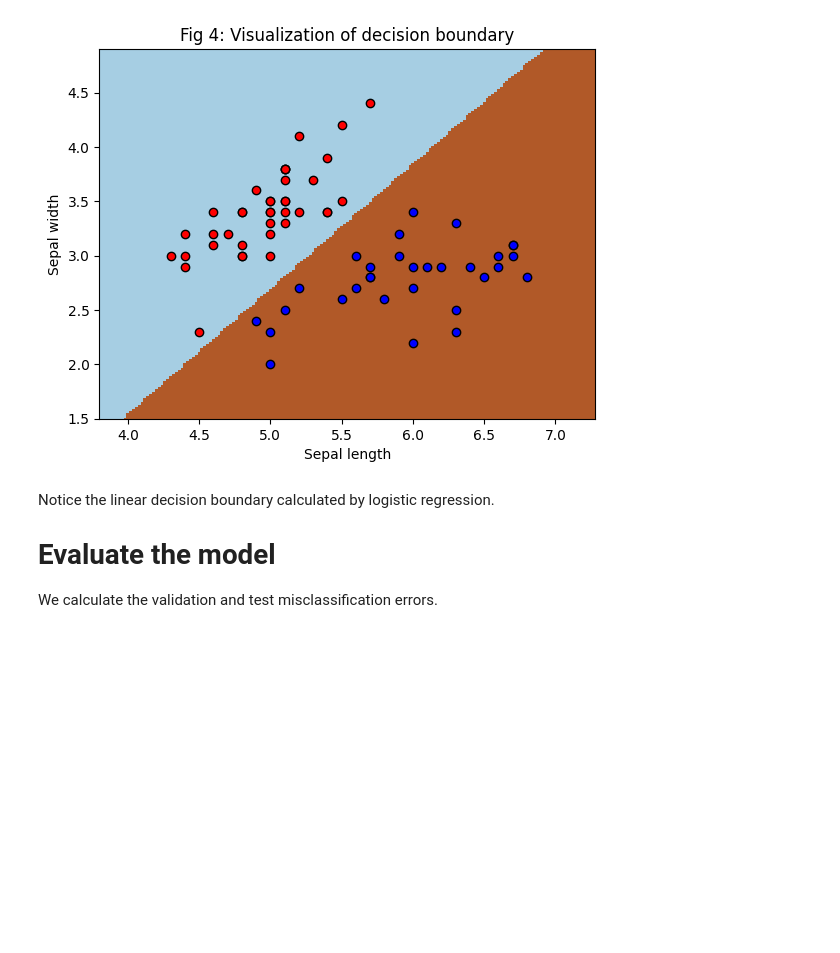
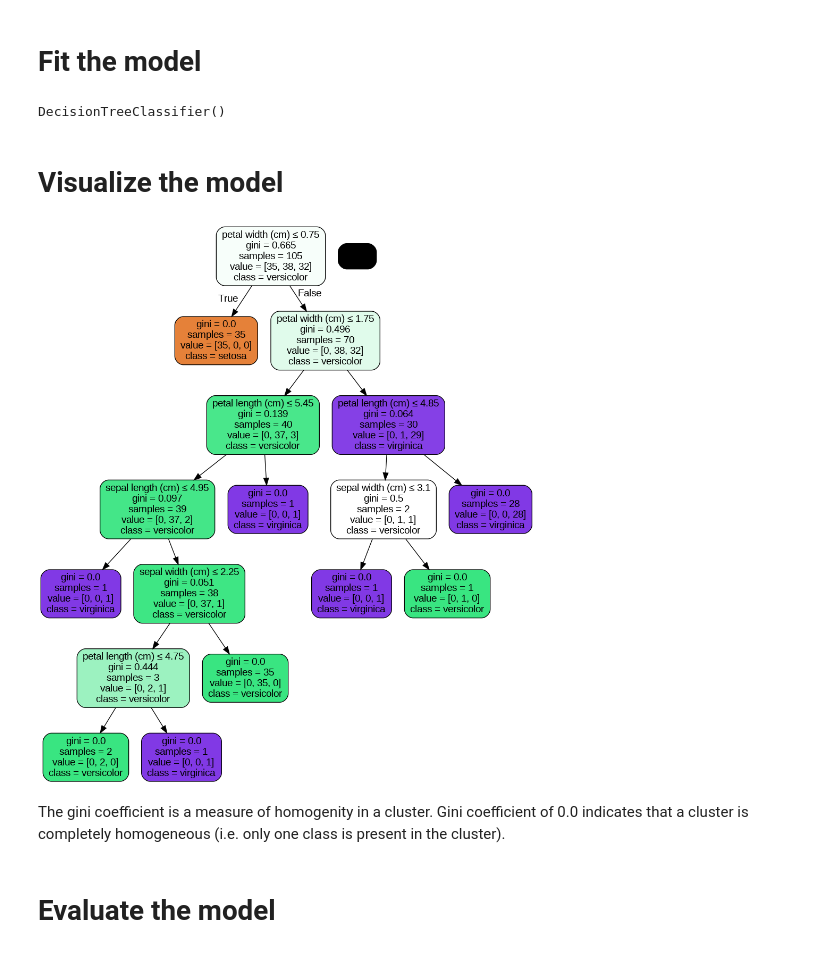
Before and after one commit to jjindia/ML, a Jupyter notebook: 1_DecisionTreeClassification.ipynb, the cells around one changed output. Saved outputs shown, nothing was run; the diff lists cells and outputs as text; code cells hidden in the pictures; blank space fills up the shorter version.

```diff
--- a/1_DecisionTreeClassification.ipynb
+++ b/1_DecisionTreeClassification.ipynb
@@ -30,7 +24,8 @@ Y = iris.target
 # %%
-#The first 50 samples are class 0 and the next 50 samples are class 1
-X = X[:100]
-Y = Y[:100]
+iris = datasets.load_iris()
+X = iris.data #Choosing only the first two input-features
+Y = iris.target
+
 number_of_samples = len(Y)
 #Splitting into training, validation and test sets
 random_indices = np.random.permutation(number_of_samples)
@@ -72,41 +44,29 @@ Now we fit a linear decision boundary through the feature space that separates t
-# %%
-model = linear_model.LogisticRegression(C=1e5)#C is the inverse of the regularization factor
-full_X = np.concatenate((X_class0,X_class1),axis=0)
-full_Y = np.concatenate((Y_class0,Y_class1),axis=0)
-model.fit(full_X,full_Y)
-
-# Display the decision boundary
-#(Visualization code taken from: http://scikit-learn.org/stable/auto_examples/linear_model/plot_iris_logistic.html)
-# Plot the decision boundary. For that, we will assign a color to each
-# point in the mesh [x_min, m_max]x[y_min, y_max].
-
-h = .02  # step size in the mesh
-x_min, x_max = full_X[:, 0].min() - .5, full_X[:, 0].max() + .5
-y_min, y_max = full_X[:, 1].min() - .5, full_X[:, 1].max() + .5
-xx, yy = np.meshgrid(np.arange(x_min, x_max, h), np.arange(y_min, y_max, h))
-Z = model.predict(np.c_[xx.ravel(), yy.ravel()]) #predict for the entire mesh to find the regions for each class in the feature space
-
-# Put the result into a color plot
-Z = Z.reshape(xx.shape)
-plt.figure()
-plt.pcolormesh(xx, yy, Z, cmap=plt.cm.Paired)
-
-# Plot also the training points
-plt.scatter(X_class0[:, 0], X_class0[:, 1], c='red', edgecolors='k', cmap=plt.cm.Paired)
-plt.scatter(X_class1[:, 0], X_class1[:, 1], c='blue', edgecolors='k', cmap=plt.cm.Paired)
-plt.xlabel('Sepal length')
-plt.ylabel('Sepal width')
-plt.title('Fig 4: Visualization of decision boundary')
-plt.xlim(xx.min(), xx.max())
-plt.ylim(yy.min(), yy.max())
-
-
-plt.show()
-# %% [output]
-[figure, removed]
-# %% [markdown]
-Notice the linear decision boundary calculated by logistic regression.
-
-# Evaluate the model
-We calculate the validation and test misclassification errors.
+# %% [markdown]
+# Fit the model
+# %%
+model = tree.DecisionTreeClassifier()
+model.fit(x_train,y_train)
+# %% [output]
+DecisionTreeClassifier()
+# %% [markdown]
+# Visualize the model
+# %%
+from six import StringIO
+import pydot
+from IPython.display import Image
+
+dot_data = StringIO()
+tree.export_graphviz(model, out_file=dot_data,
+                         feature_names=iris.feature_names,
+                         class_names=iris.target_names,
+                         filled=True, rounded=True,
+                         special_characters=True)
+graph, = pydot.graph_from_dot_data(dot_data.getvalue())
+Image(graph.create_png())
+# %% [output]
+[figure, added]
+# %% [markdown]
+The gini coefficient is a measure of homogenity in a cluster. Gini coefficient of 0.0 indicates that a cluster is completely homogeneous (i.e. only one class is present in the cluster).
+# %% [markdown]
+# Evaluate the model
 # %%
```
Also changed, not shown: parts of 7 cells of this notebook.
